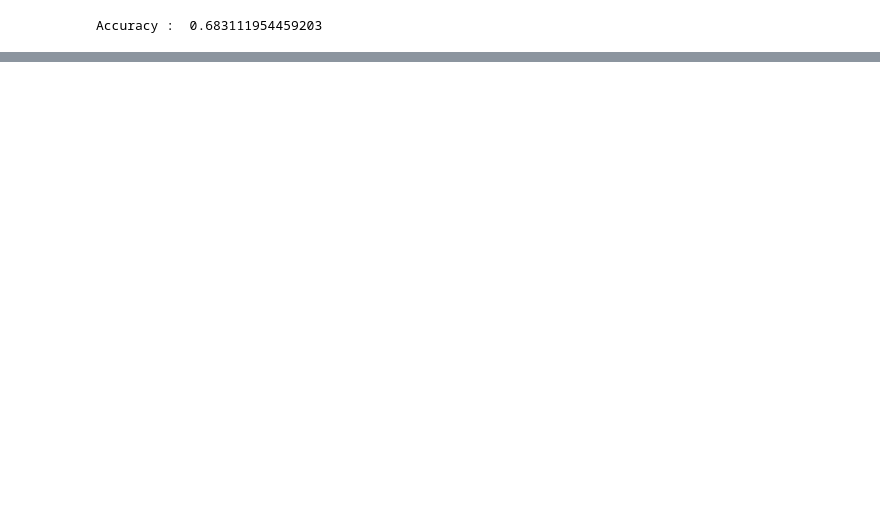
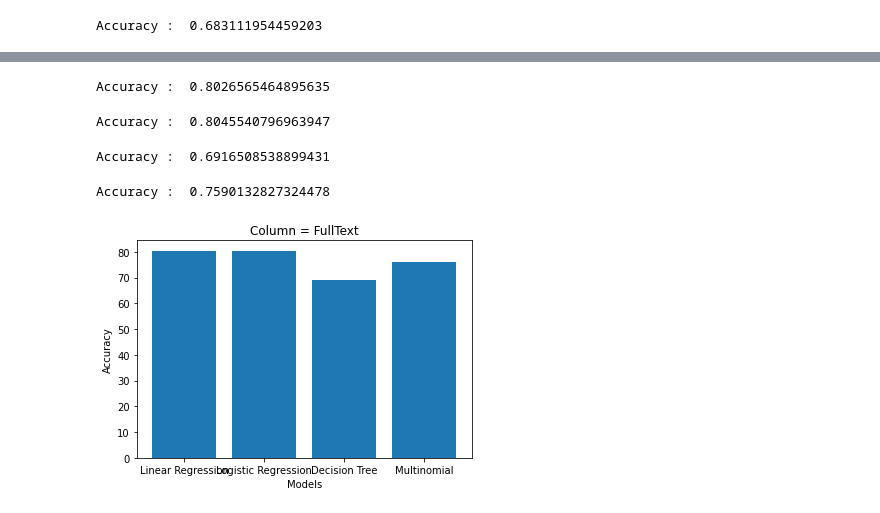
Before and after one commit to shouraykumra/Fake-News-Detection, a Jupyter notebook: supervised_machine_learning_models.ipynb, the cells around one changed output, grey strips where cells are left out. Drawn from its saved outputs; the diff is of its cells as text; code cells hidden in the pictures; blank space fills up the shorter version.

```diff
--- a/supervised_machine_learning_models.ipynb
+++ b/supervised_machine_learning_models.ipynb
@@ -131,0 +261,5 @@ Accuracy :  0.5929791271347249
+# %%
+print("Accuracy : ",accuracy_score(pred_fullText,test_data['label_fnn']))
+acc_fullText_Linear=accuracy_score(pred_fullText,test_data['label_fnn'])*100
+# %% [output]
+Accuracy :  0.8026565464895635
@@ -131,0 +270,5 @@ Accuracy :  0.5929791271347249
+# %%
+print("Accuracy : ",accuracy_score(pred_logistic_fullText,test_data['label_fnn']))
+acc_fullText_logistic=accuracy_score(pred_logistic_fullText,test_data['label_fnn'])*100
+# %% [output]
+Accuracy :  0.8045540796963947
@@ -131,0 +279,29 @@ Accuracy :  0.5929791271347249
+# %%
+print("Accuracy : ",accuracy_score(pred_tree_fullText,test_data['label_fnn']))
+acc_fullText_tree=accuracy_score(pred_tree_fullText,test_data['label_fnn'])*100
+# %% [output]
+Accuracy :  0.6916508538899431
+# %%
+fit = pipeline_Multinomial.fit(train_data['fullText_based_content'],train_data['label_fnn'])
+pred_multinomial_fullText=pipeline_Multinomial.predict(test_data['fullText_based_content'])
+print("Accuracy : ",accuracy_score(pred_multinomial_fullText,test_data['label_fnn']))
+# %% [output]
+Accuracy :  0.7590132827324478
+# %%
+acc_fullText_multinomial=accuracy_score(pred_multinomial_fullText,test_data['label_fnn'])*100
+# %%
+#make dataset here
+
+accuracy_fullText_data = {'Supervised ML Models':['Linear Regression', 'Logistic Regression', 'Decision Tree', 'Multinomial'],
+        'Accuracy':[acc_fullText_Linear, acc_fullText_logistic, acc_fullText_tree, acc_fullText_multinomial]}
+
+# Create DataFrame
+df_fullText_accuracy = pd.DataFrame(accuracy_fullText_data)
+# %%
+plt.bar(df_fullText_accuracy['Supervised ML Models'], df_fullText_accuracy['Accuracy'])
+plt.title('Column = FullText')
+plt.xlabel('Models')
+plt.ylabel('Accuracy')
+plt.show()
+# %% [output]
+[figure, added]
```
Also changed, not shown: parts of 57 cells of this notebook.
